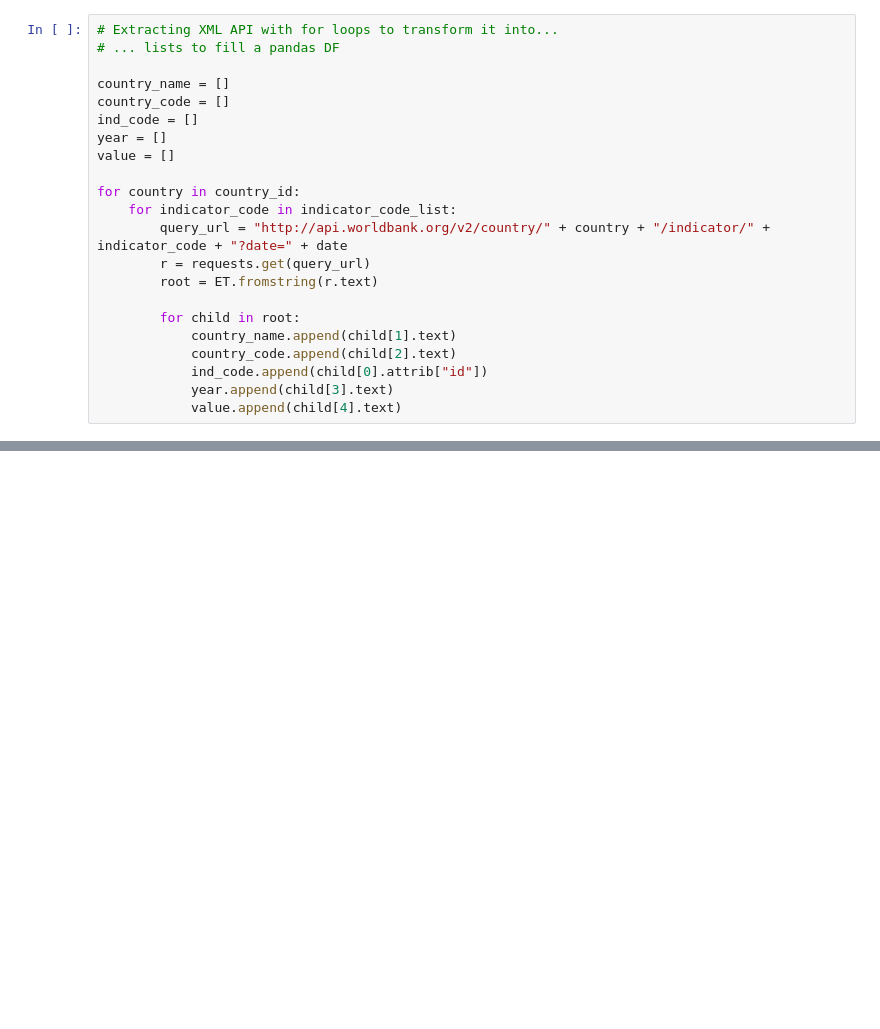
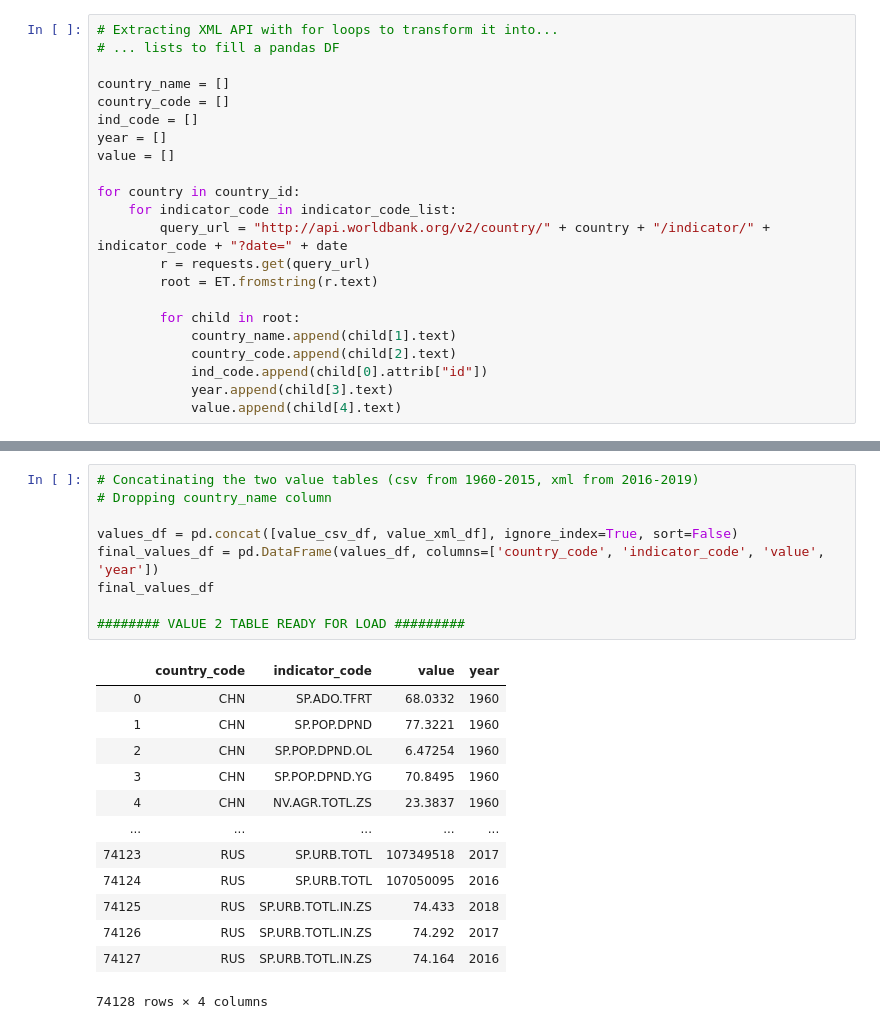
Before and after one commit to jjjjjeb/ETL_Project, a Jupyter notebook: World_Powers_ETL.ipynb, the cells around one changed output, grey strips where cells are left out. Cells and saved outputs as stored; diff of their text form; blank space fills up the shorter version.

```diff
--- a/World_Powers_ETL.ipynb
+++ b/World_Powers_ETL.ipynb
@@ -298,0 +339,23 @@ value_table1
+# %%
+# Concatinating the two value tables (csv from 1960-2015, xml from 2016-2019)
+# Dropping country_name column
+
+values_df = pd.concat([value_csv_df, value_xml_df], ignore_index=True, sort=False)
+final_values_df = pd.DataFrame(values_df, columns=['country_code', 'indicator_code', 'value', 'year'])
+final_values_df
+
+######## VALUE 2 TABLE READY FOR LOAD #########
+# %% [output]
+|  | country_code | indicator_code | value | year |
+| 0 | CHN | SP.ADO.TFRT | 68.0332 | 1960 |
+| 1 | CHN | SP.POP.DPND | 77.3221 | 1960 |
+| 2 | CHN | SP.POP.DPND.OL | 6.47254 | 1960 |
+| 3 | CHN | SP.POP.DPND.YG | 70.8495 | 1960 |
+| 4 | CHN | NV.AGR.TOTL.ZS | 23.3837 | 1960 |
+| ... | ... | ... | ... | ... |
+| 74123 | RUS | SP.URB.TOTL | 107349518 | 2017 |
+| 74124 | RUS | SP.URB.TOTL | 107050095 | 2016 |
+| 74125 | RUS | SP.URB.TOTL.IN.ZS | 74.433 | 2018 |
+| 74126 | RUS | SP.URB.TOTL.IN.ZS | 74.292 | 2017 |
+| 74127 | RUS | SP.URB.TOTL.IN.ZS | 74.164 | 2016 |
+74128 rows × 4 columns
```
Also changed, not shown: parts of 19 cells of this notebook, 1 other file.
